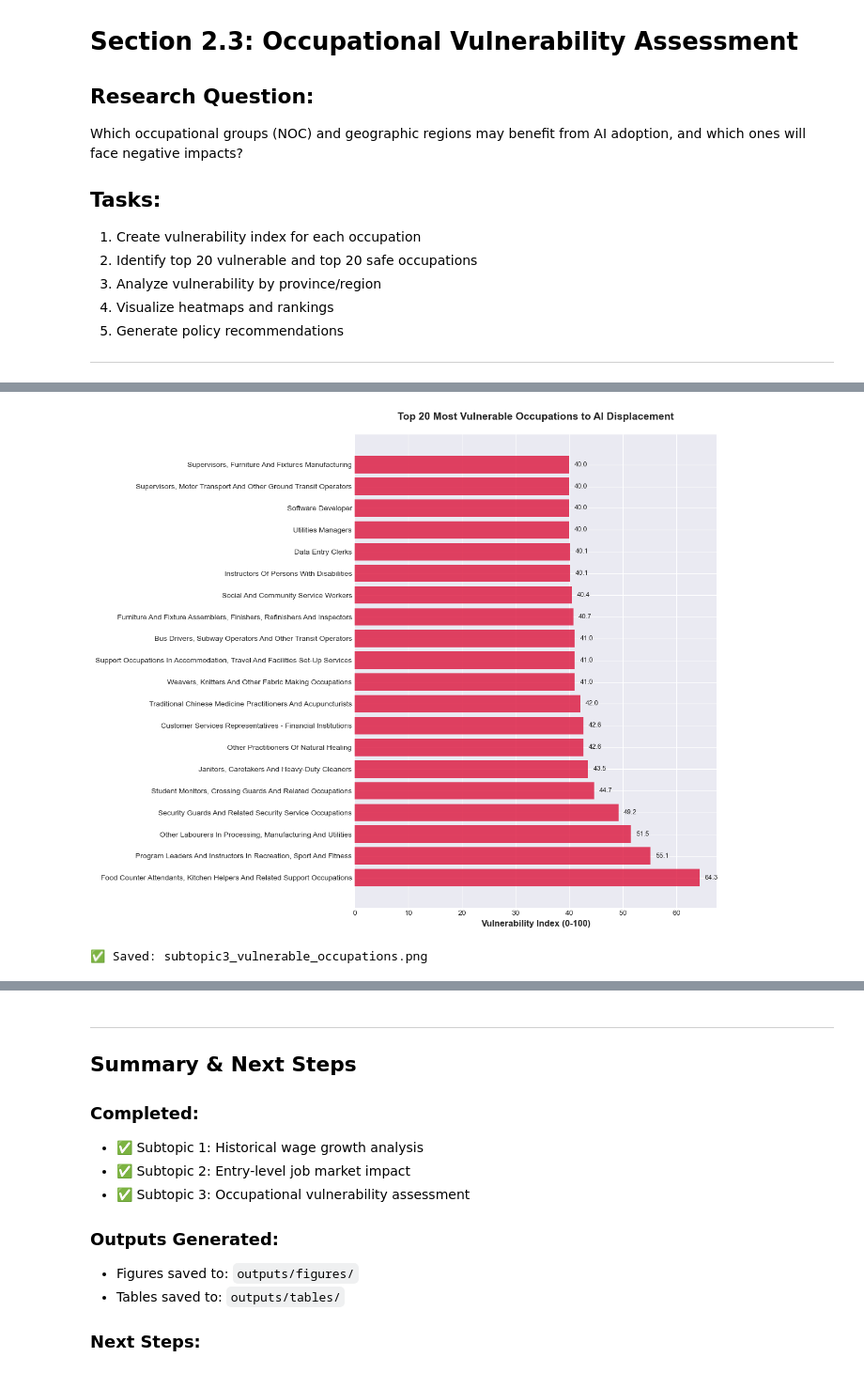
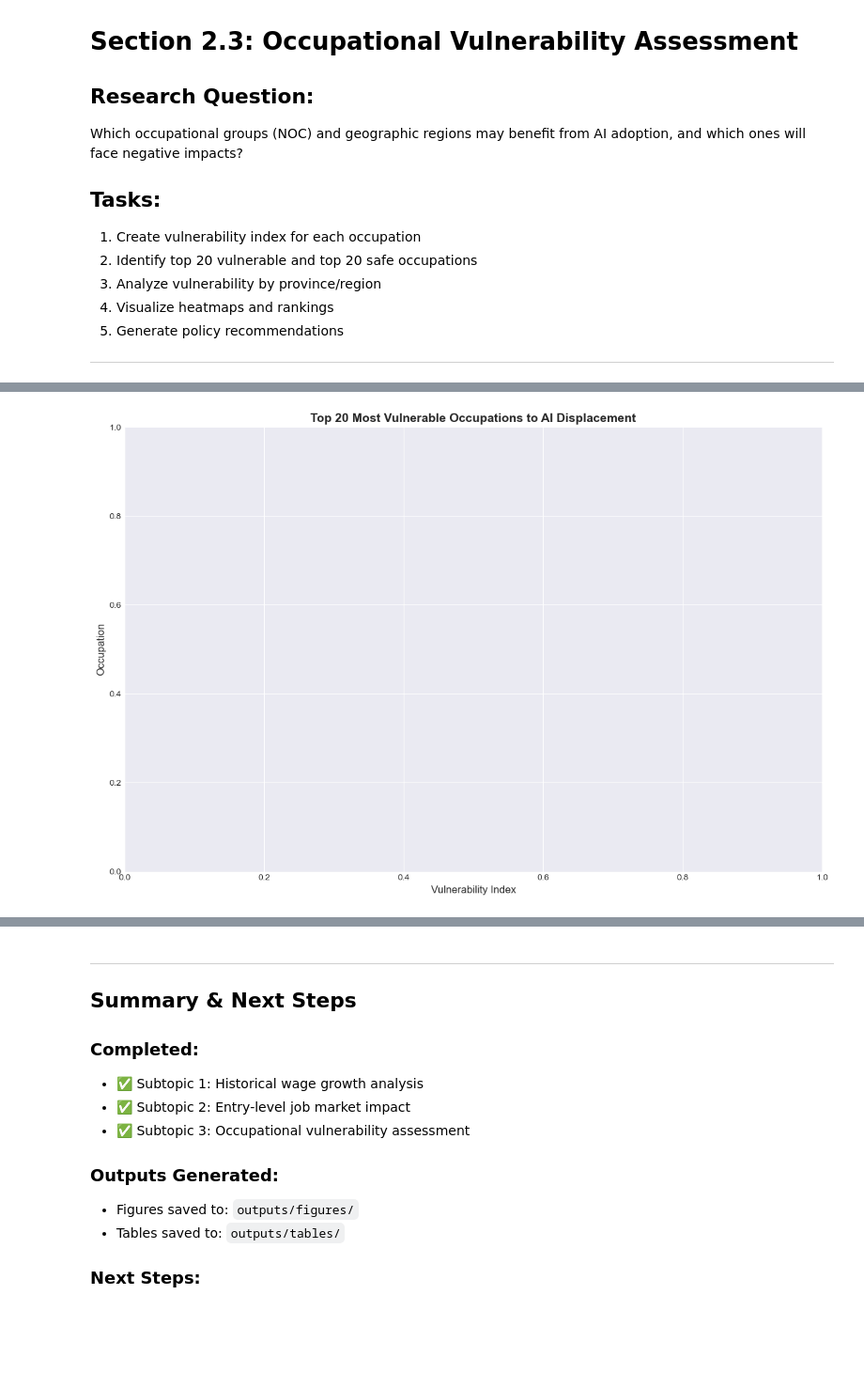
Before and after one commit to ojadeyemi/MATH_1130_Final_Project, a Jupyter notebook: notebooks/02_analysis.ipynb, the cells around one changed output, grey strips where cells are left out. Shown: that part at 94% size. Cells and saved outputs as stored; diff of their text form; code cells hidden in the pictures; blank space fills up the shorter version.

```diff
--- a/notebooks/02_analysis.ipynb
+++ b/notebooks/02_analysis.ipynb
@@ -681,23 +546,0 @@ Most Vulnerable (Rank 1-10):
-# %%
-# Visualize top 20 vulnerable occupations
-fig, ax = plt.subplots(figsize=(12, 10))
-plot_data = vulnerability_data.head(20).sort_values("Vulnerability_Index", ascending=True)
-
-ax.barh(range(len(plot_data)), plot_data["Vulnerability_Index"], color="crimson", alpha=0.8)
-ax.set_yticks(range(len(plot_data)))
-ax.set_yticklabels(plot_data["NOC_Title_Standardized"], fontsize=10)
-ax.set_xlabel("Vulnerability Index (0-100)", fontsize=12, fontweight="bold")
-ax.invert_yaxis()
-
-# Add value labels
-for i, (_, row) in enumerate(plot_data.iterrows()):
-    ax.text(row["Vulnerability_Index"] + 1, i, f'{row["Vulnerability_Index"]:.1f}', va='center', fontsize=9)
-
-plt.title("Top 20 Most Vulnerable Occupations to AI Displacement", fontsize=14, fontweight="bold", pad=20)
-plt.tight_layout()
-plt.savefig(OUTPUTS_FIGURES / "subtopic3_vulnerable_occupations.png", dpi=300, bbox_inches="tight")
-plt.show()
-print("✅ Saved: subtopic3_vulnerable_occupations.png")
-# %% [output]
-[figure, removed]
-✅ Saved: subtopic3_vulnerable_occupations.png
@@ -704 +557,16 @@ print("✅ Saved: subtopic3_vulnerable_occupations.png")
+# %%
+# TODO: Create bar chart - Top 20 vulnerable occupations
+
+fig, ax = plt.subplots(figsize=(12, 8))
+
+# YOUR CODE HERE
+
+plt.title("Top 20 Most Vulnerable Occupations to AI Displacement", fontsize=14, fontweight="bold")
+plt.xlabel("Vulnerability Index", fontsize=12)
+plt.ylabel("Occupation", fontsize=12)
+plt.tight_layout()
+plt.savefig(OUTPUTS_FIGURES / "subtopic3_vulnerable_occupations.png", dpi=300)
+plt.show()
+# %% [output]
+[figure, added]
 # %%
```
Also changed, not shown: parts of 11 cells of this notebook, 15 other files.
